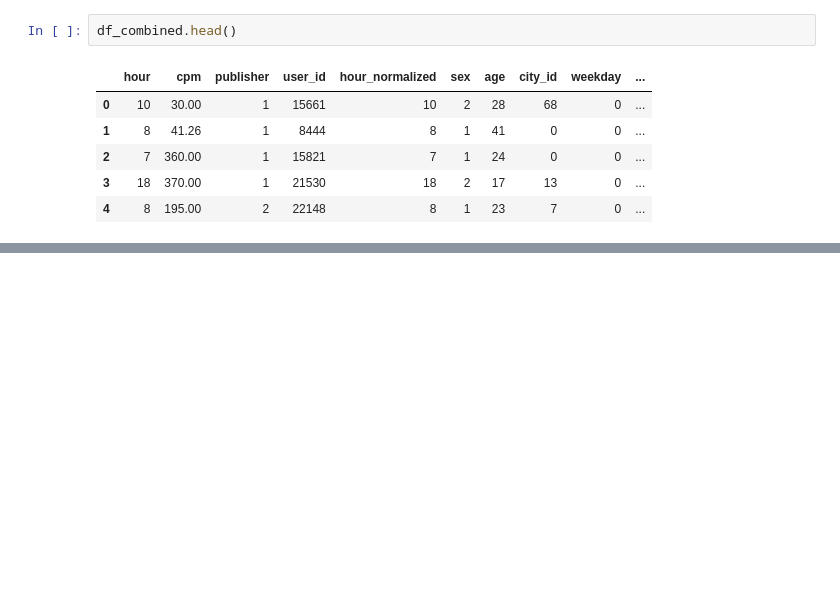
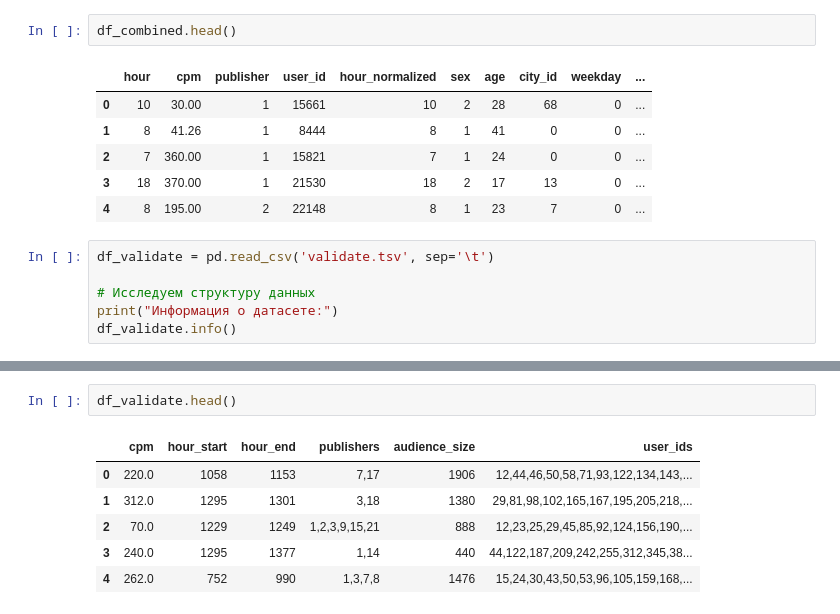
Before and after one commit to davydenkov/mipt_35_vk2, a Jupyter notebook: vk2_eda.ipynb, the cells around one changed output, grey strips where cells are left out. Saved outputs shown, nothing was run; the diff lists cells and outputs as text; blank space fills up the shorter version.

```diff
--- a/vk2_eda.ipynb
+++ b/vk2_eda.ipynb
@@ -273,3 +275,9 @@ df_combined.head()
 | 2 | 7 | 360.00 | 1 | 15821 | 7 | 1 | 24 | 0 | 0 | ... |
 | 3 | 18 | 370.00 | 1 | 21530 | 18 | 2 | 17 | 13 | 0 | ... |
 | 4 | 8 | 195.00 | 2 | 22148 | 8 | 1 | 23 | 7 | 0 | ... |
+# %%
+df_validate = pd.read_csv('validate.tsv', sep='\t')
+
+# Исследуем структуру данных
+print("Информация о датасете:")
+df_validate.info()
@@ -275,0 +299,9 @@ df_combined.head()
+# %%
+df_validate.head()
+# %% [output]
+|  | cpm | hour_start | hour_end | publishers | audience_size | user_ids |
+| 0 | 220.0 | 1058 | 1153 | 7,17 | 1906 | 12,44,46,50,58,71,93,122,134,143,... |
+| 1 | 312.0 | 1295 | 1301 | 3,18 | 1380 | 29,81,98,102,165,167,195,205,218,... |
+| 2 | 70.0 | 1229 | 1249 | 1,2,3,9,15,21 | 888 | 12,23,25,29,45,85,92,124,156,190,... |
+| 3 | 240.0 | 1295 | 1377 | 1,14 | 440 | 44,122,187,209,242,255,312,345,38... |
+| 4 | 262.0 | 752 | 990 | 1,3,7,8 | 1476 | 15,24,30,43,50,53,96,105,159,168,... |
```
Also changed, not shown: parts of 14 cells of this notebook.
